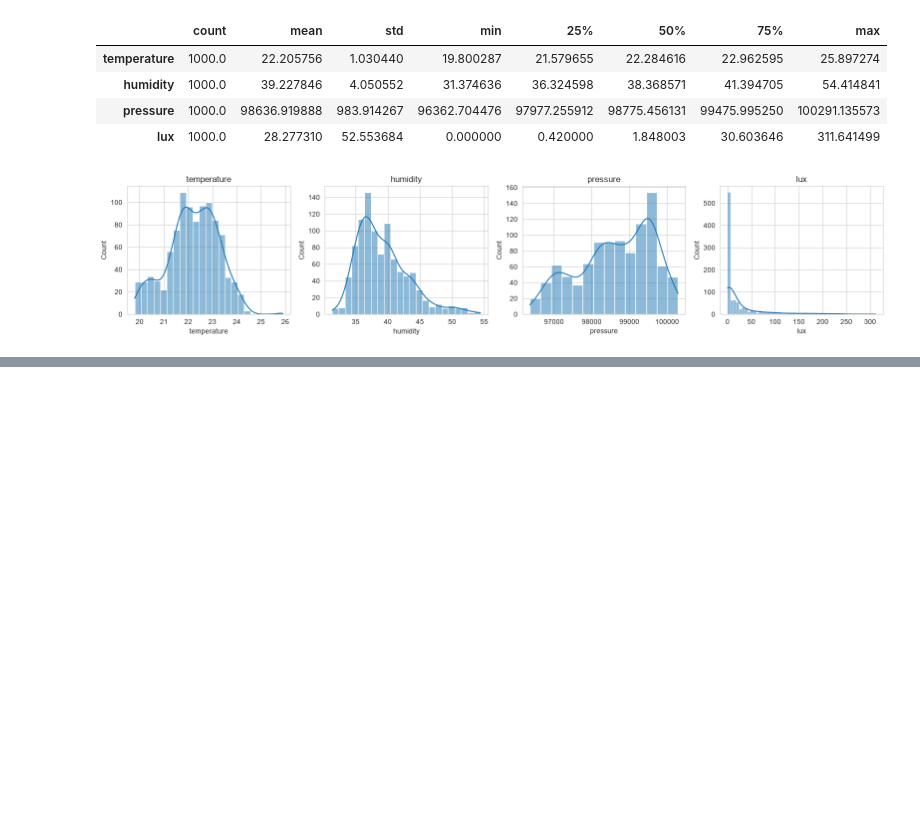
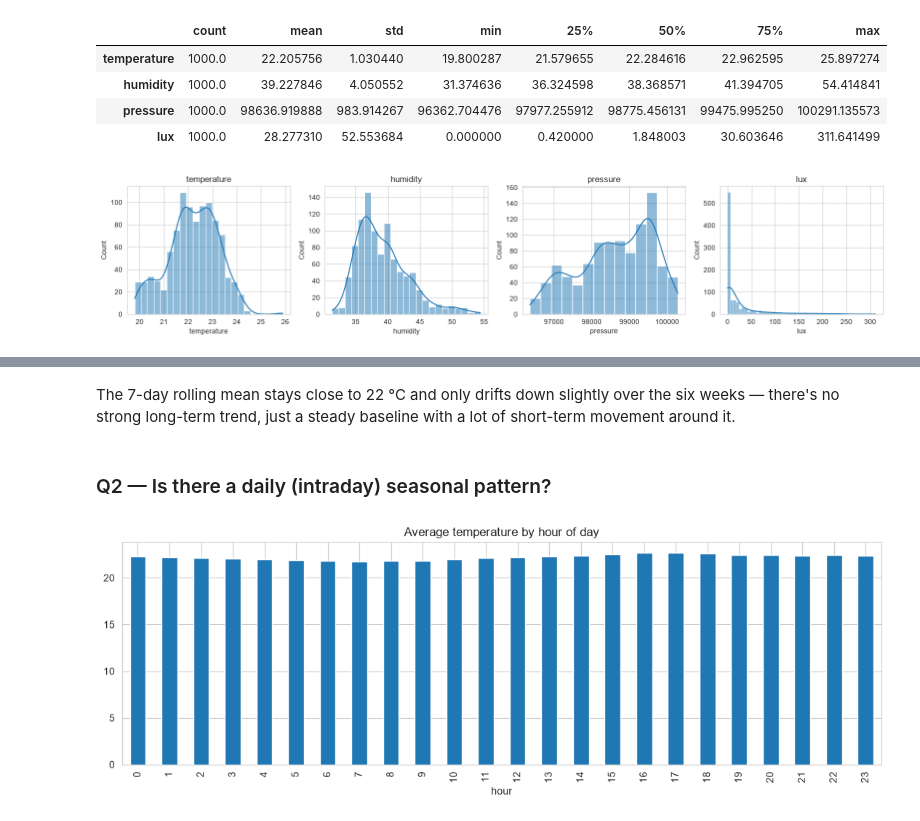
Before and after one commit to nehemmy55/Formative1--pipeline4, a Jupyter notebook: task1_timeseries_pipeline_fast.ipynb, the cells around one changed output, grey strips where cells are left out. Saved outputs shown, nothing was run; the diff lists cells and outputs as text; code cells hidden in the pictures; blank space fills up the shorter version.

```diff
--- a/task1_timeseries_pipeline_fast.ipynb
+++ b/task1_timeseries_pipeline_fast.ipynb
@@ -162,0 +180,14 @@ plt.show()
+# %% [markdown]
+The 7-day rolling mean stays close to 22 °C and only drifts down slightly over the six weeks — there's no strong long-term trend, just a steady baseline with a lot of short-term movement around it.
+# %% [markdown]
+### Q2 — Is there a daily (intraday) seasonal pattern?
+# %%
+df_clean['hour'] = df_clean.index.hour
+hourly_profile = df_clean.groupby('hour')[CONFIG["target_col"]].mean()
+fig, ax = plt.subplots()
+hourly_profile.plot(kind='bar', ax=ax)
+ax.set_title(f"Average {CONFIG['target_col']} by hour of day")
+plt.tight_layout()
+plt.show()
+# %% [output]
+[figure, added]
```
Also changed, not shown: parts of 34 cells of this notebook.
